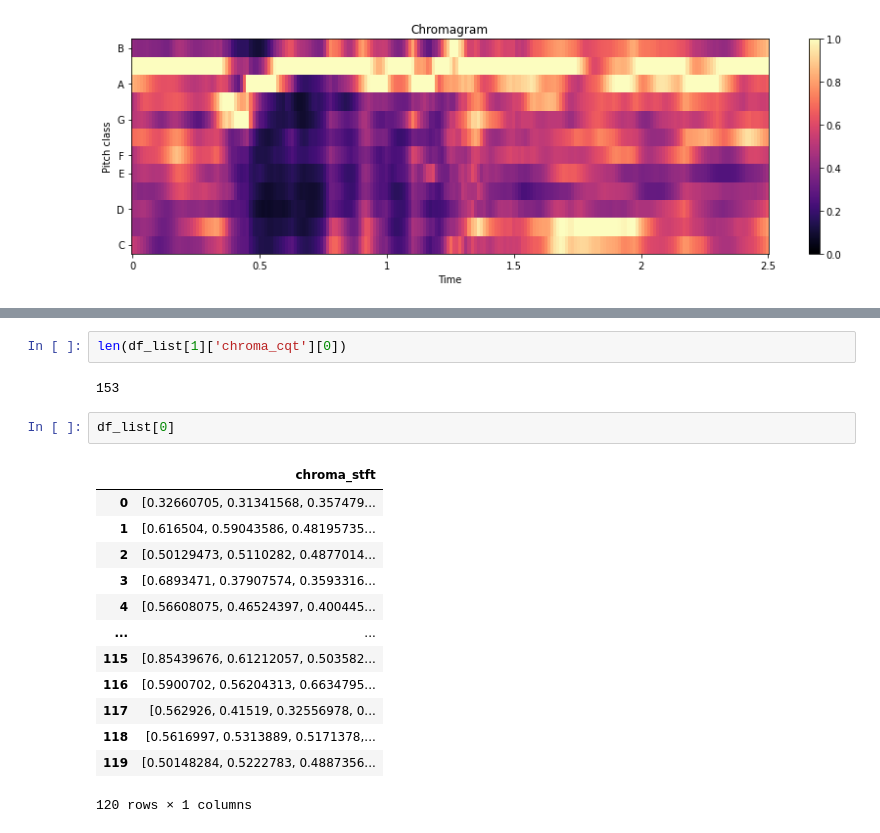
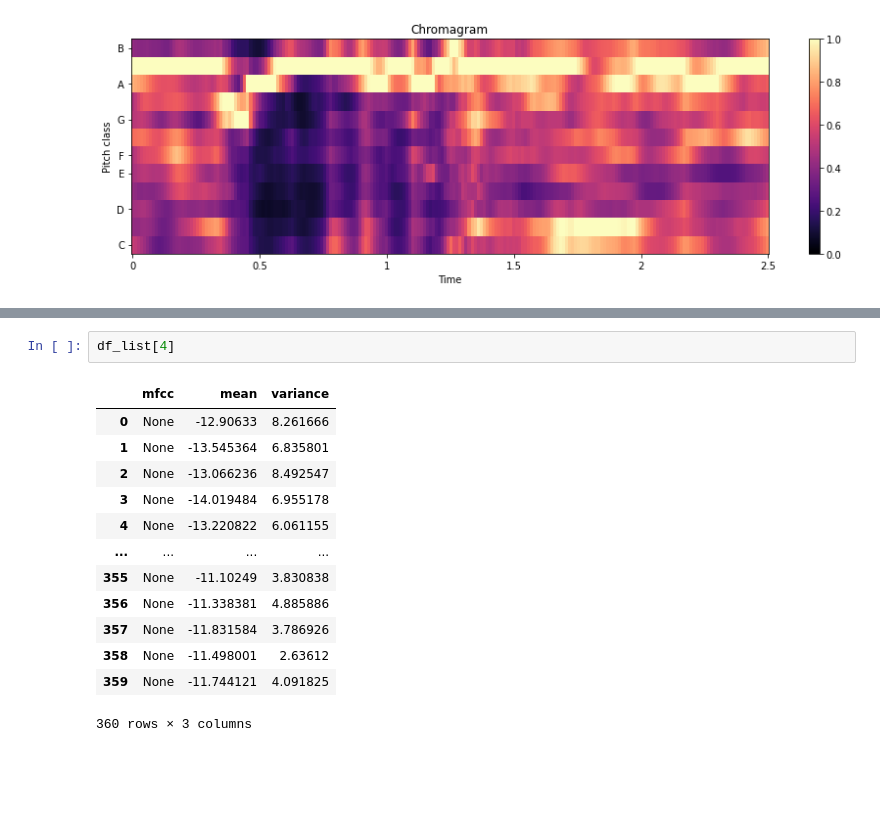
Before and after one commit to geowilso/speech-emotion-recognition, a Jupyter notebook: notebooks/geowilso_data_exploration.ipynb, the cells around one changed output, grey strips where cells are left out. Saved outputs shown, nothing was run; the diff lists cells and outputs as text; blank space fills up the shorter version.

```diff
--- a/notebooks/geowilso_data_exploration.ipynb
+++ b/notebooks/geowilso_data_exploration.ipynb
@@ -264,23 +264,19 @@ array([0.42048135, 0.28973386, 0.21460605, 0.1952341 , 0.21409859,
-# %%
-len(df_list[1]['chroma_cqt'][0])
-# %% [output]
-153
-# %%
-df_list[0]
-# %% [output]
-|  | chroma_stft |
-| 0 | [0.32660705, 0.31341568, 0.357479... |
-| 1 | [0.616504, 0.59043586, 0.48195735... |
-| 2 | [0.50129473, 0.5110282, 0.4877014... |
-| 3 | [0.6893471, 0.37907574, 0.3593316... |
-| 4 | [0.56608075, 0.46524397, 0.400445... |
-| ... | ... |
-| 115 | [0.85439676, 0.61212057, 0.503582... |
-| 116 | [0.5900702, 0.56204313, 0.6634795... |
-| 117 | [0.562926, 0.41519, 0.32556978, 0... |
-| 118 | [0.5616997, 0.5313889, 0.5171378,... |
-| 119 | [0.50148284, 0.5222783, 0.4887356... |
-120 rows × 1 columns
+# %%
+df_list[4]
+# %% [output]
+|  | mfcc | mean | variance |
+| 0 | None | -12.90633 | 8.261666 |
+| 1 | None | -13.545364 | 6.835801 |
+| 2 | None | -13.066236 | 8.492547 |
+| 3 | None | -14.019484 | 6.955178 |
+| 4 | None | -13.220822 | 6.061155 |
+| ... | ... | ... | ... |
+| 355 | None | -11.10249 | 3.830838 |
+| 356 | None | -11.338381 | 4.885886 |
+| 357 | None | -11.831584 | 3.786926 |
+| 358 | None | -11.498001 | 2.63612 |
+| 359 | None | -11.744121 | 4.091825 |
+360 rows × 3 columns
 # %%
 sample_rate = 44100
 
```
Also changed, not shown: parts of 16 cells of this notebook, 2 other files.
